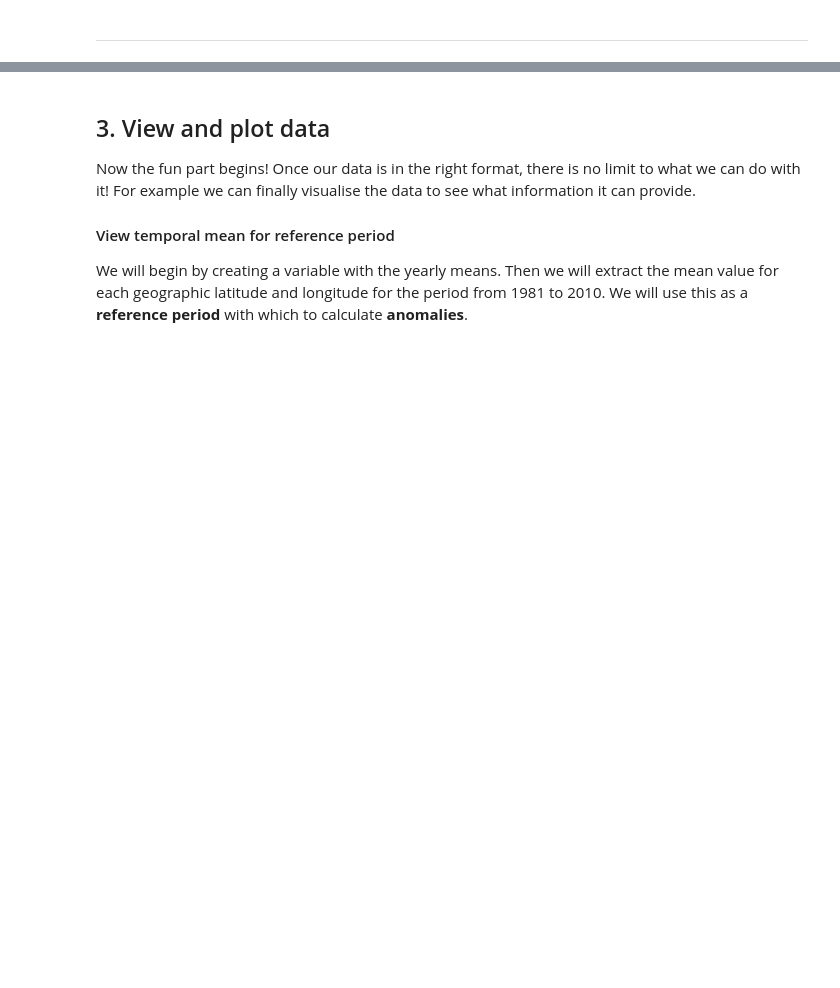
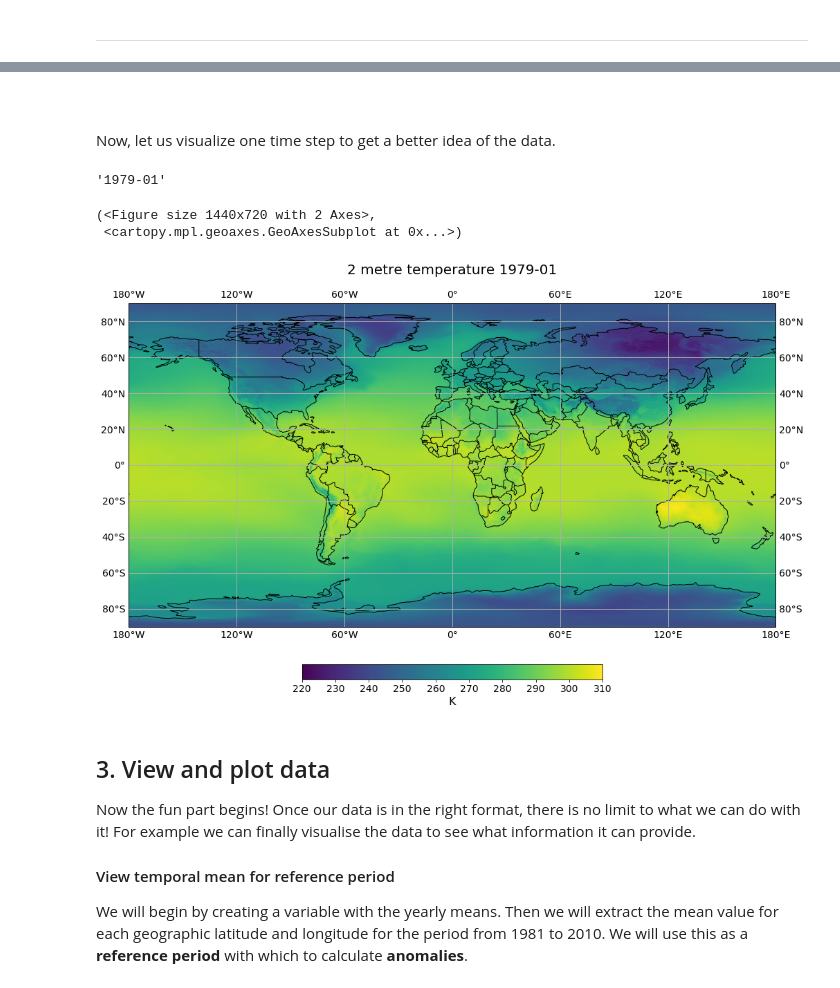
Before and after one commit to tessac2/copernicus-training, a Jupyter notebook: 111_c3s_climatologies_trends.ipynb, the cells around one changed output, grey strips where cells are left out. Cells and saved outputs as stored; diff of their text form; code cells hidden in the pictures; blank space fills up the shorter version.

```diff
--- a/111_c3s_climatologies_trends.ipynb
+++ b/111_c3s_climatologies_trends.ipynb
@@ -119,2 +64,2 @@ To read and process this data we will make use of the Xarray library. Xarray is
 # %%
-t2m = 'era5_monthly_t2m.nc'
+file = './data/era5_monthly_t2m.nc'
@@ -146,0 +66,3 @@ da = ds['t2m']
+# %%
+era5_t2m_ds = xr.open_dataset(file)
+era5_t2m_ds
@@ -146,0 +85,3 @@ da = ds['t2m']
+# %%
+era5_t2m_da = era5_t2m_ds['t2m']
+era5_t2m_da
@@ -146,0 +98,4 @@ da = ds['t2m']
+# %% [markdown]
+<br>
+# %% [markdown]
+Now, let us visualize one time step to get a better idea of the data.
@@ -147,3 +157,21 @@ da = ds['t2m']
+# %%
+str(era5_t2m_da[0,:,:].time.data)[0:7]
+# %% [output]
+'1979-01'
+# %%
+visualize_pcolormesh(data_array = era5_t2m_da[0,:,:],
+                    longitude = era5_t2m_da.longitude,
+                    latitude = era5_t2m_da.latitude,
+                    projection = ccrs.PlateCarree(),
+                    color_scale = 'viridis',
+                    unit = era5_t2m_da.units,
+                    long_name = era5_t2m_da.long_name + ' ' + str(era5_t2m_da[0,:,:].time.data)[0:7] + '\n',
+                    vmin = 220,
+                    vmax = 310)
+# %% [output]
+(<Figure size 1440x720 with 2 Axes>,
+ <cartopy.mpl.geoaxes.GeoAxesSubplot at 0x...>)
+[figure, added]
 # %% [markdown]
 ## <a id='view_plot'></a>3. View and plot data
 
```
Also changed, not shown: parts of 28 cells of this notebook, 3 other files.
